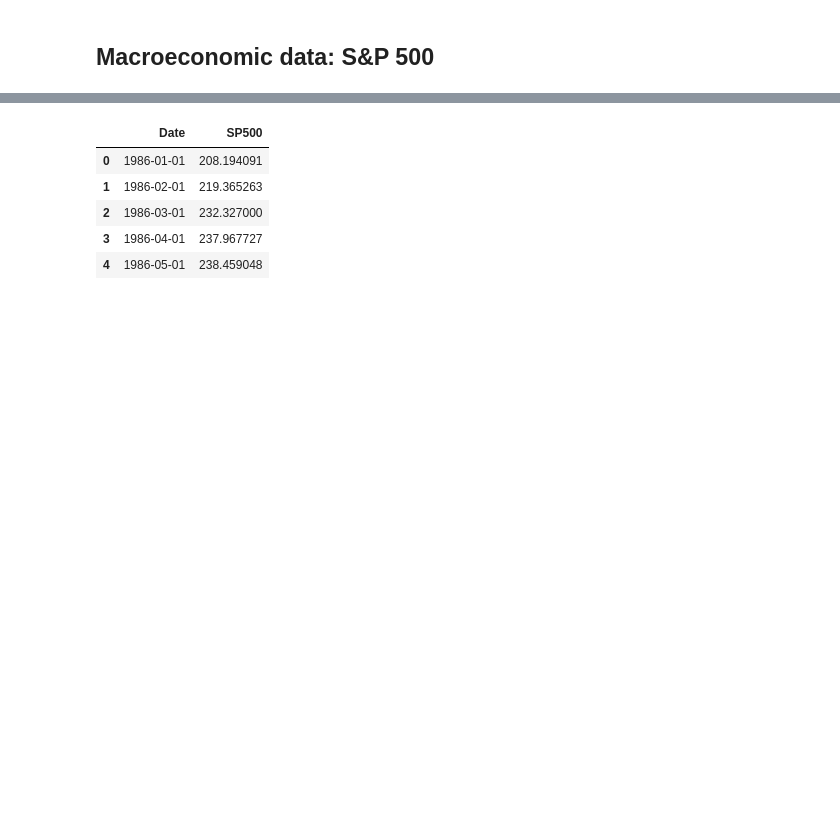
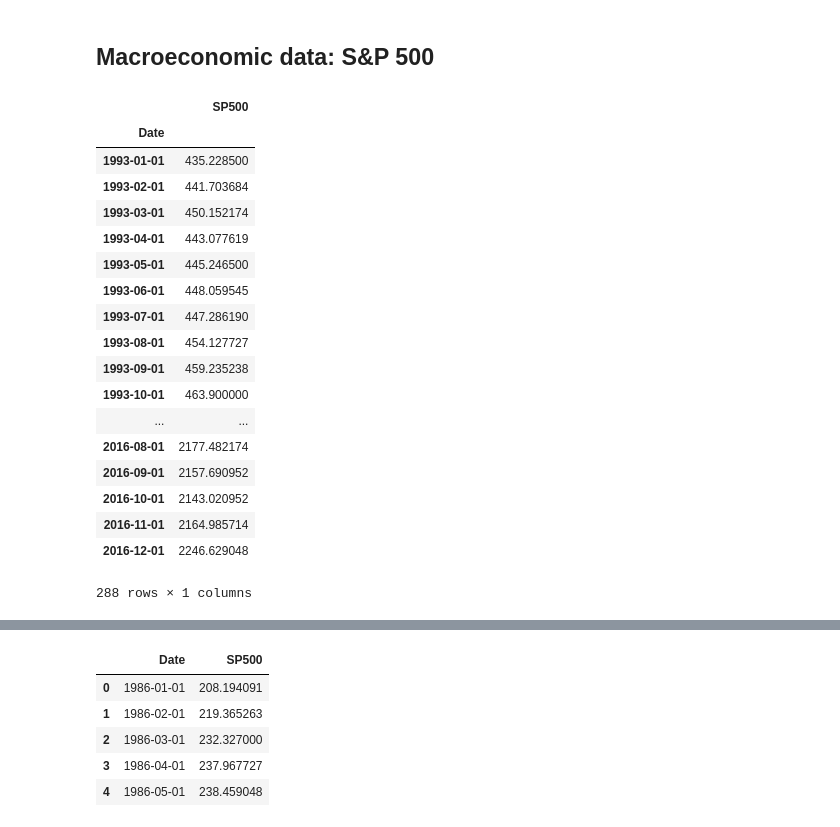
Before and after one commit to rahulverma88/Springboard, a Jupyter notebook: Capstone1/Exploratory Data Analysis.ipynb, the cells around one changed output, grey strips where cells are left out. Cells and saved outputs as stored; diff of their text form; code cells hidden in the pictures; blank space fills up the shorter version.

```diff
--- a/Capstone1/Exploratory Data Analysis.ipynb
+++ b/Capstone1/Exploratory Data Analysis.ipynb
@@ -25,4 +25,26 @@ from bokeh.models.widgets import Tabs
 # %%
 sp500 = pd.read_csv('./EconomicIndices/sp500_month.csv')
 sp500['Date'] = pd.to_datetime(sp500['Date'])
-source_sp500 = ColumnDataSource(sp500)
+sp500.set_index('Date',inplace=True)
+# %%
+sp500.loc[tx_min_date:tx_max_date]
+# %% [output]
+|  | SP500 |
+| Date |  |
+| 1993-01-01 | 435.228500 |
+| 1993-02-01 | 441.703684 |
+| 1993-03-01 | 450.152174 |
+| 1993-04-01 | 443.077619 |
+| 1993-05-01 | 445.246500 |
+| 1993-06-01 | 448.059545 |
+| 1993-07-01 | 447.286190 |
+| 1993-08-01 | 454.127727 |
+| 1993-09-01 | 459.235238 |
+| 1993-10-01 | 463.900000 |
+| ... | ... |
+| 2016-08-01 | 2177.482174 |
+| 2016-09-01 | 2157.690952 |
+| 2016-10-01 | 2143.020952 |
+| 2016-11-01 | 2164.985714 |
+| 2016-12-01 | 2246.629048 |
+288 rows × 1 columns
```
Also changed, not shown: parts of 10 cells of this notebook, 49 other files.
